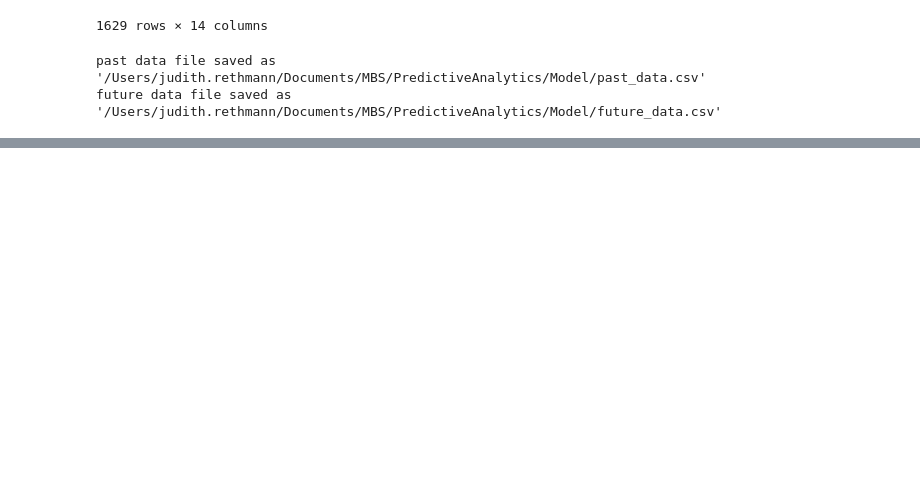
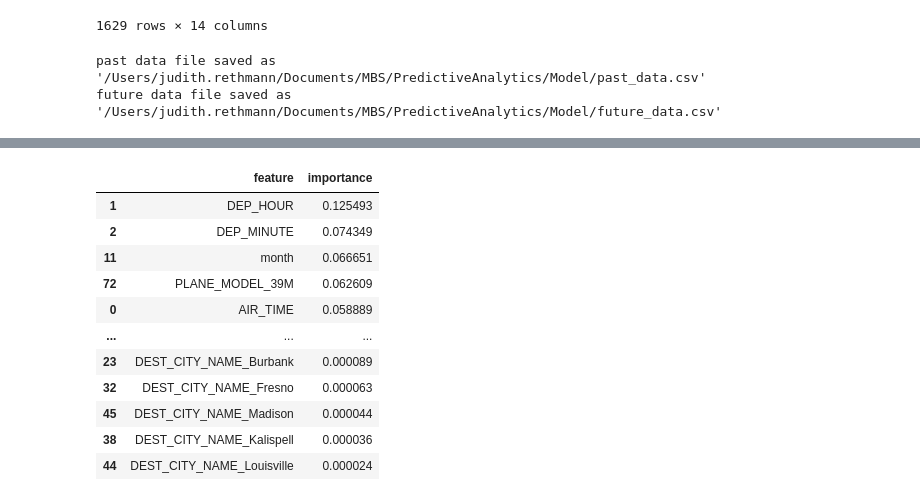
Before and after one commit to jr16MAI/PredictiveAnalytics, a Jupyter notebook: Model/delay_predictor.ipynb, the cells around one changed output, grey strips where cells are left out. Cells and saved outputs as stored; diff of their text form; code cells hidden in the pictures; blank space fills up the shorter version.

```diff
--- a/Model/delay_predictor.ipynb
+++ b/Model/delay_predictor.ipynb
@@ -536,0 +952,72 @@ future data file saved as '/Users/judith.rethmann/Documents/MBS/PredictiveAnalyt
+# %%
+df_past_data['FL_DATE'] = pd.to_datetime(df_past_data['FL_DATE'])
+
+df_past_data['DEP_TIME'] = pd.to_datetime(df_past_data['DEP_TIME'], format='%H:%M:%S', errors='coerce')
+df_past_data['DEP_HOUR'] = df_past_data['DEP_TIME'].dt.hour
+df_past_data['DEP_MINUTE'] = df_past_data['DEP_TIME'].dt.minute
+
+features = ['DEST_CITY_NAME', 'AIR_TIME', 'DEP_HOUR', 'DEP_MINUTE', 'PLANE_MODEL',
+            'temperature_2m', 'relative_humidity_2m', 'precipitation', 'pressure_msl',
+            'cloud_cover', 'wind_speed_10m', 'IS_HOLIDAY', 'year', 'month', 'day', 'dayofweek']
+
+X = df_past_data[features]
+y = df_past_data['DEP_DEL15']
+
+X_train, X_test, y_train, y_test = train_test_split(X, y, test_size=0.3, random_state=42)
+
+categorical_features = ['DEST_CITY_NAME', 'PLANE_MODEL']
+categorical_transformer = OneHotEncoder(handle_unknown='ignore')
+
+numeric_features = ['AIR_TIME', 'DEP_HOUR', 'DEP_MINUTE', 'temperature_2m', 'relative_humidity_2m',
+                    'precipitation', 'pressure_msl', 'cloud_cover', 'wind_speed_10m',
+                    'IS_HOLIDAY', 'year', 'month', 'day', 'dayofweek']
+
+preprocessor = ColumnTransformer(
+    transformers=[
+        ('num', 'passthrough', numeric_features),
+        ('cat', categorical_transformer, categorical_features)
+    ])
+
+# Train the Random Forest model with the best parameters
+best_rf_model = RandomForestClassifier(
+    n_estimators=300,
+    max_depth=None,
+    min_samples_split=2,
+    min_samples_leaf=1,
+    bootstrap=False,
+    random_state=42
+)
+
+X_train_preprocessed = preprocessor.fit_transform(X_train)
+X_test_preprocessed = preprocessor.transform(X_test)
+
+# Apply SMOTE to the preprocessed training data
+smote = SMOTE(random_state=42)
+X_train_res, y_train_res = smote.fit_resample(X_train_preprocessed, y_train)
+
+# Train the model on the resampled and preprocessed training data
+best_rf_model.fit(X_train_res, y_train_res)
+
+y_pred_best_rf = best_rf_model.predict(X_test_preprocessed)
+
+print("Best Random Forest Classification Report:")
+print(classification_report(y_test, y_pred_best_rf))
+
+print("Best Random Forest Confusion Matrix:")
+print(confusion_matrix(y_test, y_pred_best_rf))
+
+print("Best Random Forest Accuracy Score:")
+print(accuracy_score(y_test, y_pred_best_rf))
+
+feature_importances = best_rf_model.feature_importances_
+
+feature_names = numeric_features + list(preprocessor.transformers_[1][1].get_feature_names_out(categorical_features))
+
+feature_importances_df = pd.DataFrame({
+    'feature': feature_names,
+    'importance': feature_importances
+}).sort_values(by='importance', ascending=False)
+
+print("Feature Importances:")
+display(feature_importances_df)
+# %% [output]
@@ -536,0 +1040,12 @@ future data file saved as '/Users/judith.rethmann/Documents/MBS/PredictiveAnalyt
+|  | feature | importance |
+| 1 | DEP_HOUR | 0.125493 |
+| 2 | DEP_MINUTE | 0.074349 |
+| 11 | month | 0.066651 |
+| 72 | PLANE_MODEL_39M | 0.062609 |
+| 0 | AIR_TIME | 0.058889 |
+| ... | ... | ... |
+| 23 | DEST_CITY_NAME_Burbank | 0.000089 |
+| 32 | DEST_CITY_NAME_Fresno | 0.000063 |
+| 45 | DEST_CITY_NAME_Madison | 0.000044 |
+| 38 | DEST_CITY_NAME_Kalispell | 0.000036 |
+| 44 | DEST_CITY_NAME_Louisville | 0.000024 |
```
Also changed, not shown: parts of 39 cells of this notebook, 3 other files.
